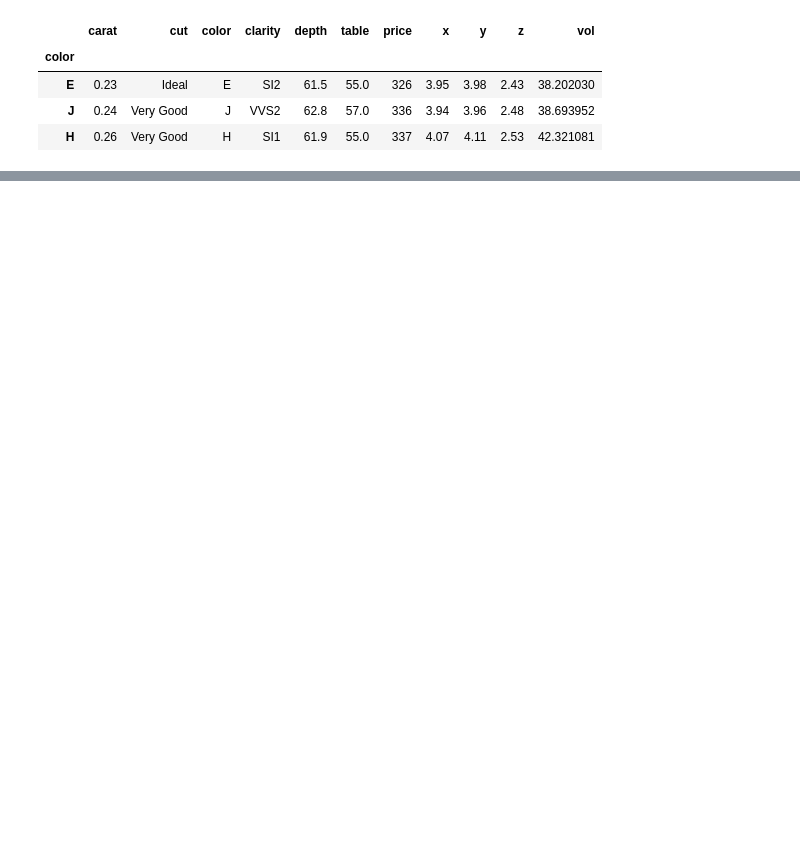
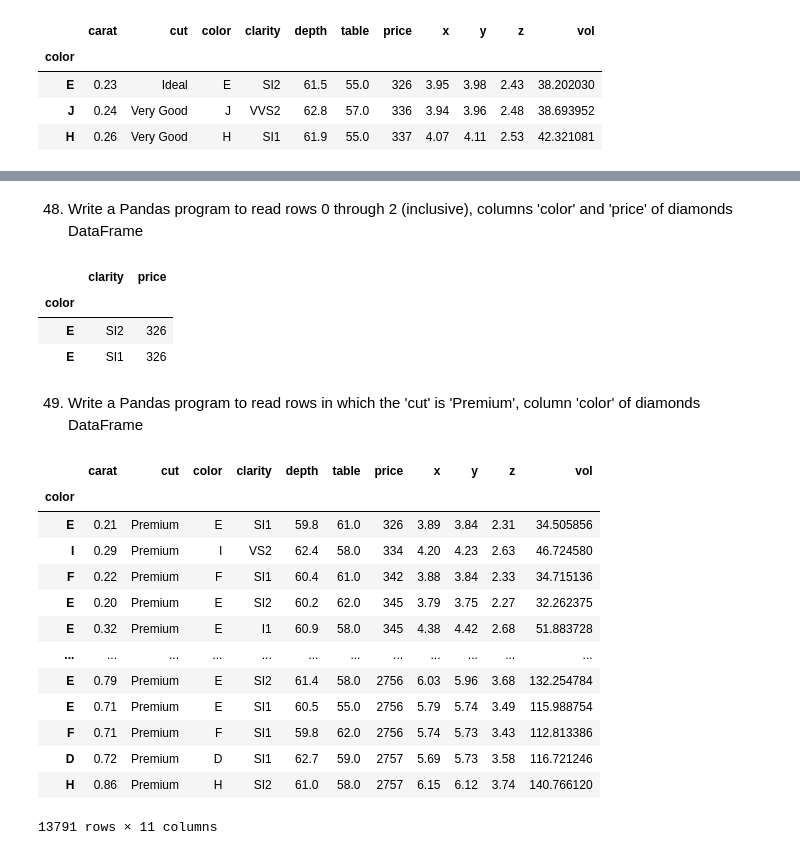
Before and after one commit to odinicc/Data-Practice, a Jupyter notebook: 23 Pandas Practise/Dimonds_2.ipynb, the cells around one changed output, grey strips where cells are left out. Cells and saved outputs as stored; diff of their text form; code cells hidden in the pictures; blank space fills up the shorter version.

```diff
--- a/23 Pandas Practise/Dimonds_2.ipynb
+++ b/23 Pandas Practise/Dimonds_2.ipynb
@@ -214,0 +225,28 @@ diamonds.iloc[[0,5,7]]
+# %% [markdown]
+48. Write a Pandas program to read rows 0 through 2 (inclusive), columns 'color' and 'price' of diamonds DataFrame
+# %%
+diamonds.iloc[0:2,[3,6]]
+# %% [output]
+|  | clarity | price |
+| color |  |  |
+| E | SI2 | 326 |
+| E | SI1 | 326 |
+# %% [markdown]
+49. Write a Pandas program to read rows in which the 'cut' is 'Premium', column 'color' of diamonds DataFrame
+# %%
+diamonds[diamonds['cut'] == 'Premium']
+# %% [output]
+|  | carat | cut | color | clarity | depth | table | price | x | y | z | vol |
+| color |  |  |  |  |  |  |  |  |  |  |  |
+| E | 0.21 | Premium | E | SI1 | 59.8 | 61.0 | 326 | 3.89 | 3.84 | 2.31 | 34.505856 |
+| I | 0.29 | Premium | I | VS2 | 62.4 | 58.0 | 334 | 4.20 | 4.23 | 2.63 | 46.724580 |
+| F | 0.22 | Premium | F | SI1 | 60.4 | 61.0 | 342 | 3.88 | 3.84 | 2.33 | 34.715136 |
+| E | 0.20 | Premium | E | SI2 | 60.2 | 62.0 | 345 | 3.79 | 3.75 | 2.27 | 32.262375 |
+| E | 0.32 | Premium | E | I1 | 60.9 | 58.0 | 345 | 4.38 | 4.42 | 2.68 | 51.883728 |
+| ... | ... | ... | ... | ... | ... | ... | ... | ... | ... | ... | ... |
+| E | 0.79 | Premium | E | SI2 | 61.4 | 58.0 | 2756 | 6.03 | 5.96 | 3.68 | 132.254784 |
+| E | 0.71 | Premium | E | SI1 | 60.5 | 55.0 | 2756 | 5.79 | 5.74 | 3.49 | 115.988754 |
+| F | 0.71 | Premium | F | SI1 | 59.8 | 62.0 | 2756 | 5.74 | 5.73 | 3.43 | 112.813386 |
+| D | 0.72 | Premium | D | SI1 | 62.7 | 59.0 | 2757 | 5.69 | 5.73 | 3.58 | 116.721246 |
+| H | 0.86 | Premium | H | SI2 | 61.0 | 58.0 | 2757 | 6.15 | 6.12 | 3.74 | 140.766120 |
+13791 rows × 11 columns
```
Also changed, not shown: parts of 22 cells of this notebook.
